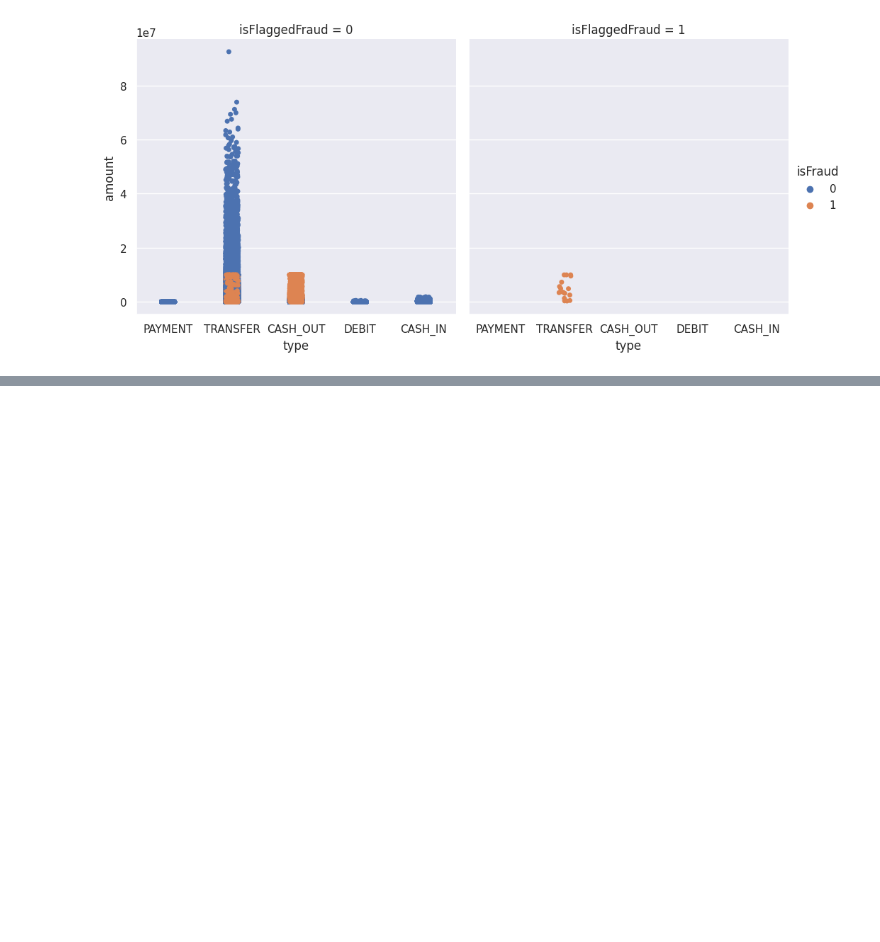
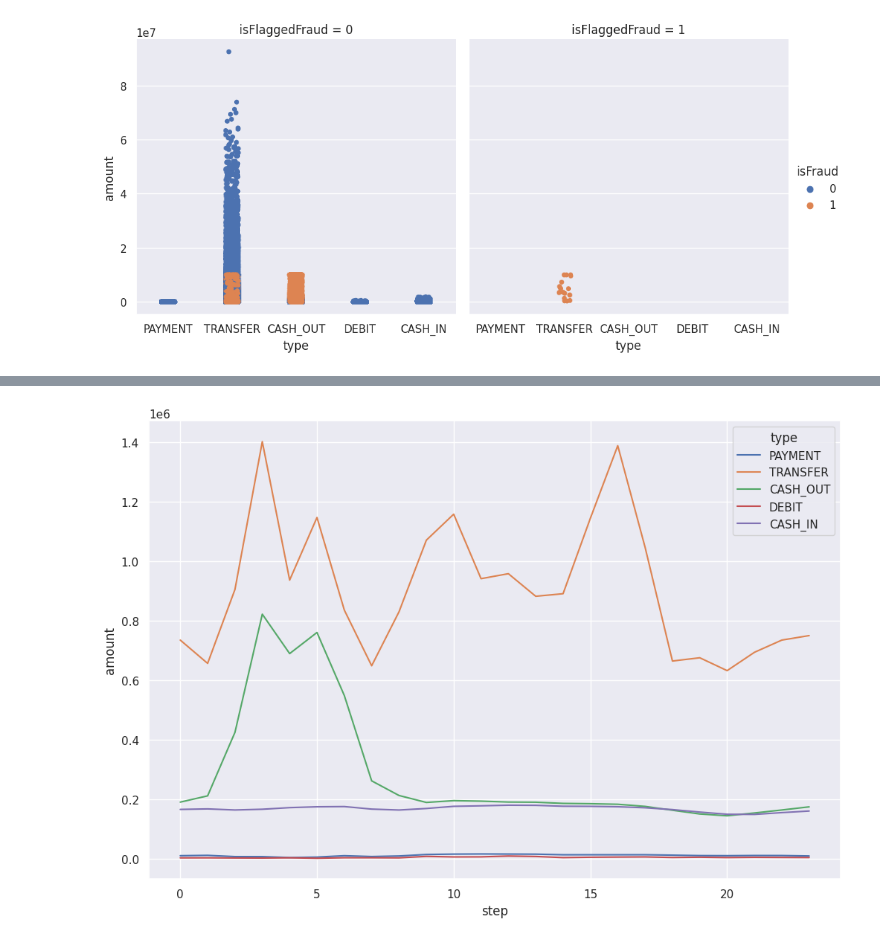
Before and after one commit to iconbaypark2900/mldetection, a Jupyter notebook: detection.ipynb, the cells around one changed output, grey strips where cells are left out. Saved outputs shown, nothing was run; the diff lists cells and outputs as text; code cells hidden in the pictures; blank space fills up the shorter version.

```diff
--- a/detection.ipynb
+++ b/detection.ipynb
@@ -104,0 +113,3 @@ sns.catplot(x = 'type', y = 'amount', estimator = sum,
+# %%
+transaction_data['step'] = transaction_data['step'] % 24
+transaction_data.head()
@@ -104,0 +123,7 @@ sns.catplot(x = 'type', y = 'amount', estimator = sum,
+# %%
+plt.figure(figsize = (12,8))
+
+sns.lineplot(x = 'step', y = 'amount', hue= 'type', errorbar= None,
+            estimator = 'mean', data = transaction_data);
+# %% [output]
+[figure, added]
```
Also changed, not shown: parts of 12 cells of this notebook.
